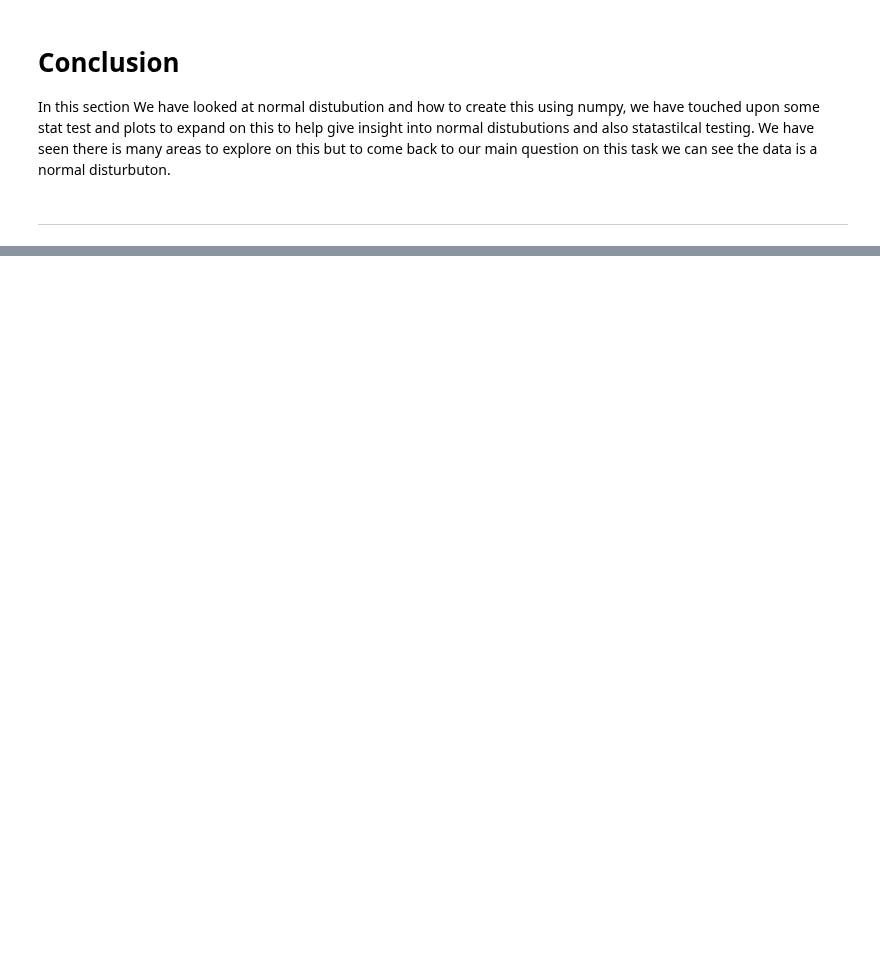
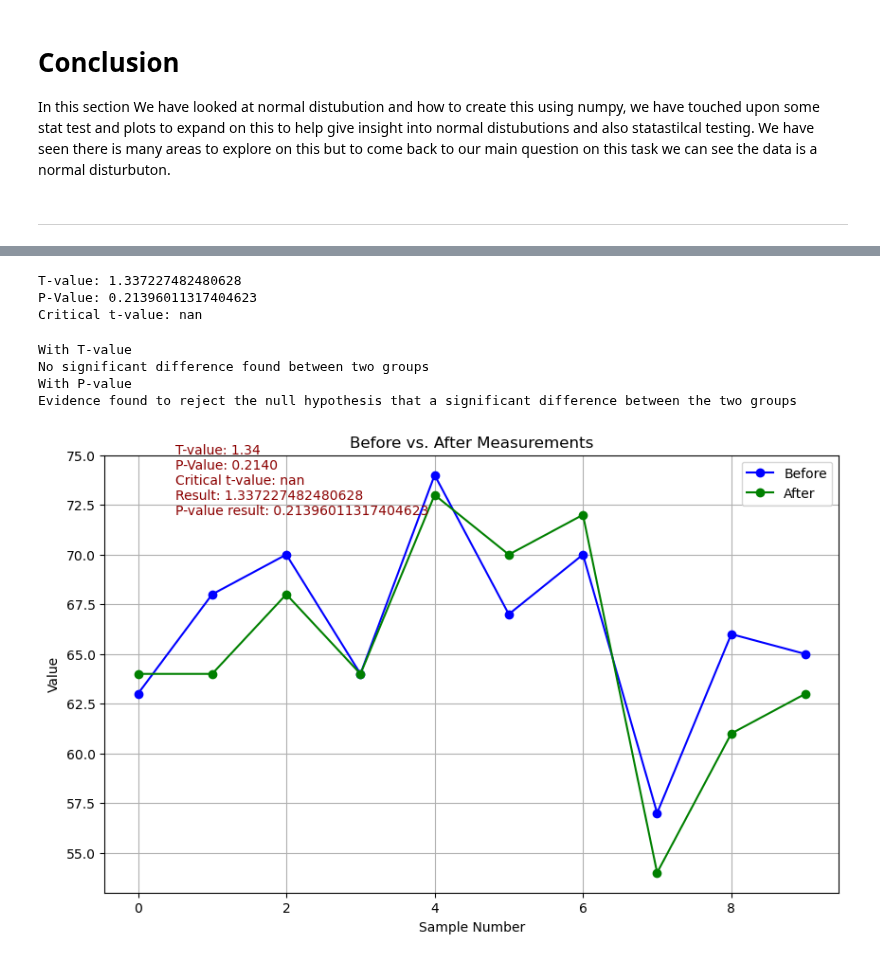
Before and after one commit to keithmmc/appliedstats, a Jupyter notebook: tasks.ipynb, the cells around one changed output, grey strips where cells are left out. Saved outputs shown, nothing was run; the diff lists cells and outputs as text; code cells hidden in the pictures; blank space fills up the shorter version.

```diff
--- a/tasks.ipynb
+++ b/tasks.ipynb
@@ -533,0 +548,3 @@ In this section We have looked at normal distubution and how to create this usin
+# %%
+before = [63, 68, 70, 64, 74, 67, 70, 57, 66, 65]
+after = [64, 64, 68, 64, 73, 70, 72, 54, 61, 63]
@@ -533,0 +561,47 @@ In this section We have looked at normal distubution and how to create this usin
+# %%
+print("T-value:", t_statistic)
+print("P-Value:", p_value)
+print("Critical t-value:", critical_t)
+# %% [output]
+T-value: 1.337227482480628
+P-Value: 0.21396011317404623
+Critical t-value: nan
+# %%
+print('With T-value')
+if np.abs(t_statistic) >critical_t:
+    print('There is significant difference between two groups')
+else:
+    print('No significant difference found between two groups')
+
+print('With P-value')
+if p_value >alpha:
+    print('No evidence to reject the null hypothesis that a significant difference between the two groups')
+else:
+    print('Evidence found to reject the null hypothesis that a significant difference between the two groups')
+# %% [output]
+With T-value
+No significant difference found between two groups
+With P-value
+Evidence found to reject the null hypothesis that a significant difference between the two groups
+# %%
+plt.figure(figsize=(10, 6))
+plt.plot(before, label="Before", marker="o", color="blue")
+plt.plot(after, label="After", marker="o", color="green")
+plt.title("Before vs. After Measurements")
+plt.xlabel("Sample Number")
+plt.ylabel("Value")
+plt.legend()
+
+# Annotating t-test results
+plt.text(0.5, max(max(before), max(after)) - 2,
+         f"T-value: {t_statistic:.2f}\n"
+         f"P-Value: {p_value:.4f}\n"
+         f"Critical t-value: {critical_t:.2f}\n"
+         f"Result: {t_statistic}\n"
+         f"P-value result: {p_value}",
+         fontsize=10, color="darkred")
+
+plt.grid()
+plt.show()
+# %% [output]
+[figure, added]
```
Also changed, not shown: parts of 15 cells of this notebook.
